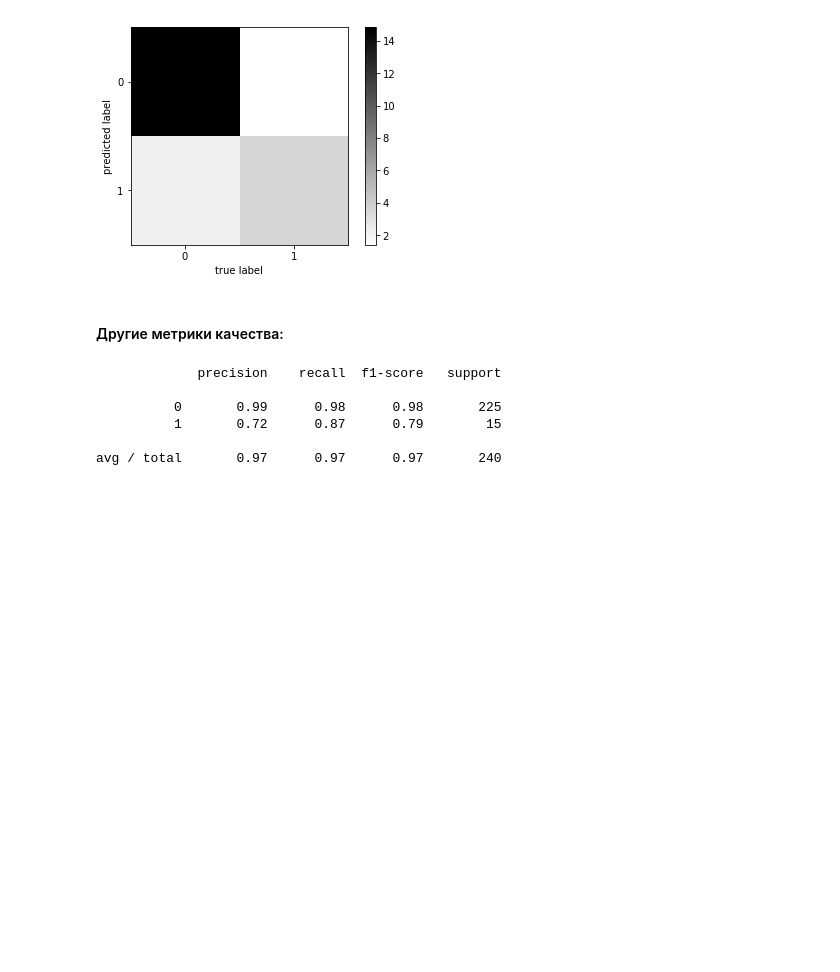
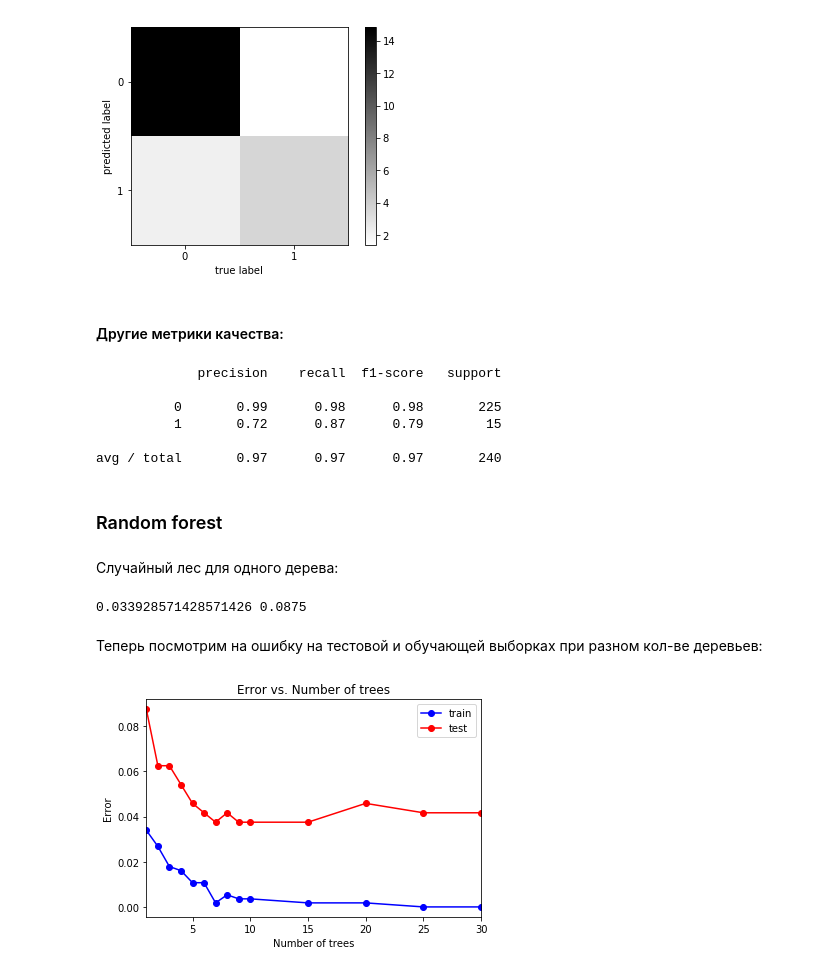
Before and after one commit to Edvard-Hagerup-Grieg/UNN-MachineLearning, a Jupyter notebook: Lab1.ipynb, the cells around one changed output. Drawn from its saved outputs; the diff is of its cells as text; code cells hidden in the pictures; blank space fills up the shorter version.

Commit message:
Trees

```diff
--- a/Lab1.ipynb
+++ b/Lab1.ipynb
@@ -616,3 +616,5 @@ print(classification_report(y_test, y_test_pred))
           1       0.72      0.87      0.79        15
 
 avg / total       0.97      0.97      0.97       240
+# %% [markdown]
+### Random forest
@@ -618,0 +623,36 @@ avg / total       0.97      0.97      0.97       240
+# %% [markdown]
+Случайный лес для одного дерева:
+# %%
+rf = RandomForestClassifier(n_estimators = 1, random_state=42)
+rf.fit(X_train, y_train)
+
+err_train = np.mean(y_train != rf.predict(X_train))
+err_test  = np.mean(y_test  != rf.predict(X_test))
+
+print(err_train, err_test)
+# %% [output]
+0.033928571428571426 0.0875
+# %% [markdown]
+Теперь посмотрим на ошибку на тестовой и обучающей выборках при разном кол-ве деревьев:
+# %%
+numbers_space = list(range(1,10)) + list(range(10,35,5))
+
+err_train = []
+err_test = []
+for number in numbers_space:
+    rf = RandomForestClassifier(n_estimators = number, random_state=42)
+    rf.fit(X_train, y_train)
+
+    err_train.append(np.mean(y_train != rf.predict(X_train)))
+    err_test.append(np.mean(y_test  != rf.predict(X_test)))
+
+plt.plot(numbers_space, err_train, 'b-o', label = 'train')
+plt.plot(numbers_space, err_test, 'r-o', label = 'test')
+plt.xlim([np.min(numbers_space), np.max(numbers_space)])
+plt.title('Error vs. Number of trees')
+plt.xlabel('Number of trees')
+plt.ylabel('Error')
+plt.legend()
+pass
+# %% [output]
+[figure, added]
```
Also changed, not shown: parts of 25 cells of this notebook.
